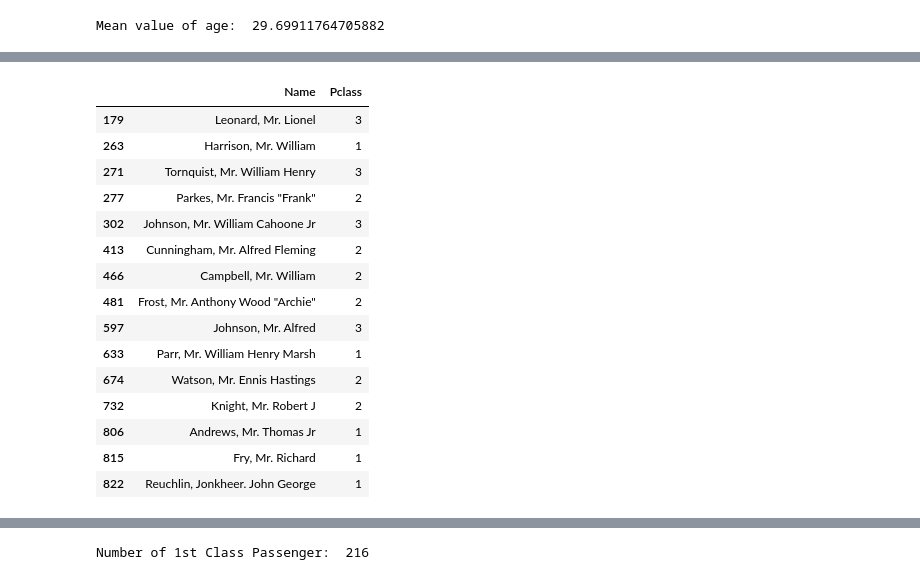
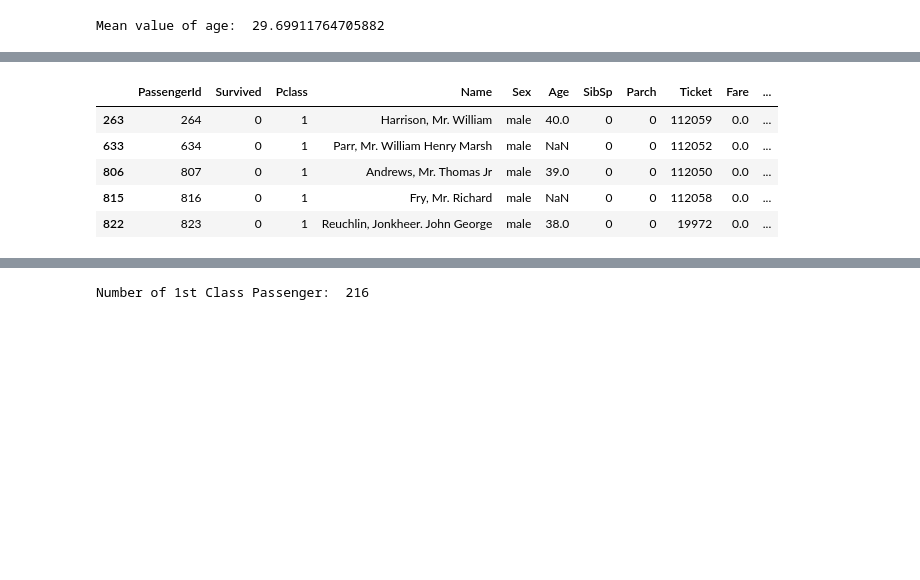
Before and after one commit to Gaurabh007/Python_Programming, a Jupyter notebook: Pandas/02_Pandas.ipynb, the cells around one changed output, grey strips where cells are left out. Drawn from its saved outputs; the diff is of its cells as text; code cells hidden in the pictures; blank space fills up the shorter version.

```diff
--- a/Pandas/02_Pandas.ipynb
+++ b/Pandas/02_Pandas.ipynb
@@ -281,22 +281,12 @@ df[df['Fare'] < df1['Fare']['mean']]
 # %%
-df[df['Fare'] == 0][['Name','Pclass']]     #Those ppl who paid no fare
+df[(df['Fare'] == 0) & (df['Pclass'] == 1)]    #Those ppl who paid no fare and travelling in 1st class Passenger.
 # %% [output]
-|  | Name | Pclass |
-| 179 | Leonard, Mr. Lionel | 3 |
-| 263 | Harrison, Mr. William | 1 |
-| 271 | Tornquist, Mr. William Henry | 3 |
-| 277 | Parkes, Mr. Francis "Frank" | 2 |
-| 302 | Johnson, Mr. William Cahoone Jr | 3 |
-| 413 | Cunningham, Mr. Alfred Fleming | 2 |
-| 466 | Campbell, Mr. William | 2 |
-| 481 | Frost, Mr. Anthony Wood "Archie" | 2 |
-| 597 | Johnson, Mr. Alfred | 3 |
-| 633 | Parr, Mr. William Henry Marsh | 1 |
-| 674 | Watson, Mr. Ennis Hastings | 2 |
-| 732 | Knight, Mr. Robert J | 2 |
-| 806 | Andrews, Mr. Thomas Jr | 1 |
-| 815 | Fry, Mr. Richard | 1 |
-| 822 | Reuchlin, Jonkheer. John George | 1 |
+|  | PassengerId | Survived | Pclass | Name | Sex | Age | SibSp | Parch | Ticket | Fare | ... |
+| 263 | 264 | 0 | 1 | Harrison, Mr. William | male | 40.0 | 0 | 0 | 112059 | 0.0 | ... |
+| 633 | 634 | 0 | 1 | Parr, Mr. William Henry Marsh | male | NaN | 0 | 0 | 112052 | 0.0 | ... |
+| 806 | 807 | 0 | 1 | Andrews, Mr. Thomas Jr | male | 39.0 | 0 | 0 | 112050 | 0.0 | ... |
+| 815 | 816 | 0 | 1 | Fry, Mr. Richard | male | NaN | 0 | 0 | 112058 | 0.0 | ... |
+| 822 | 823 | 0 | 1 | Reuchlin, Jonkheer. John George | male | 38.0 | 0 | 0 | 19972 | 0.0 | ... |
 # %%
 # How many people has choosen for class 1 ticket?
 
```
Also changed, not shown: parts of 4 cells of this notebook.
